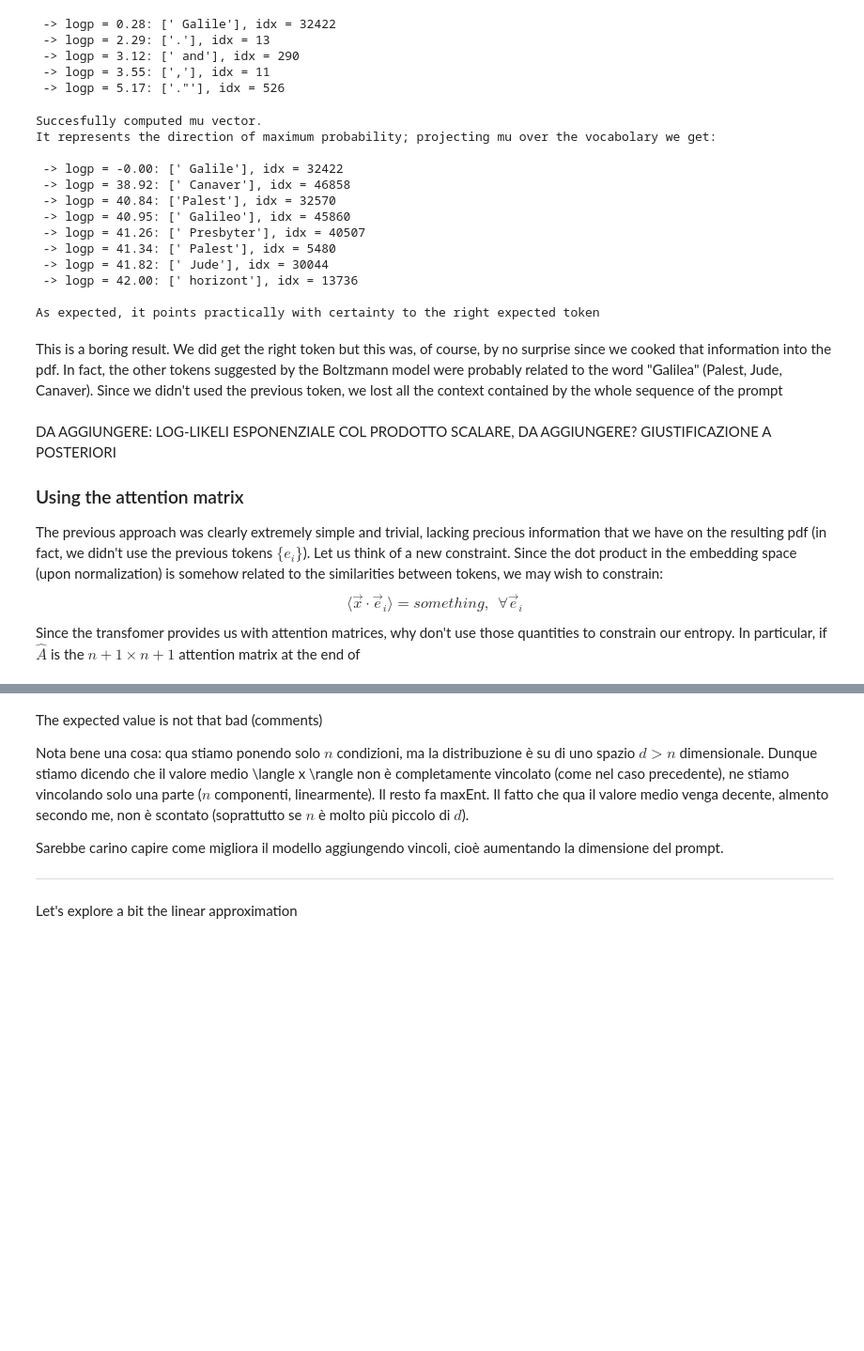
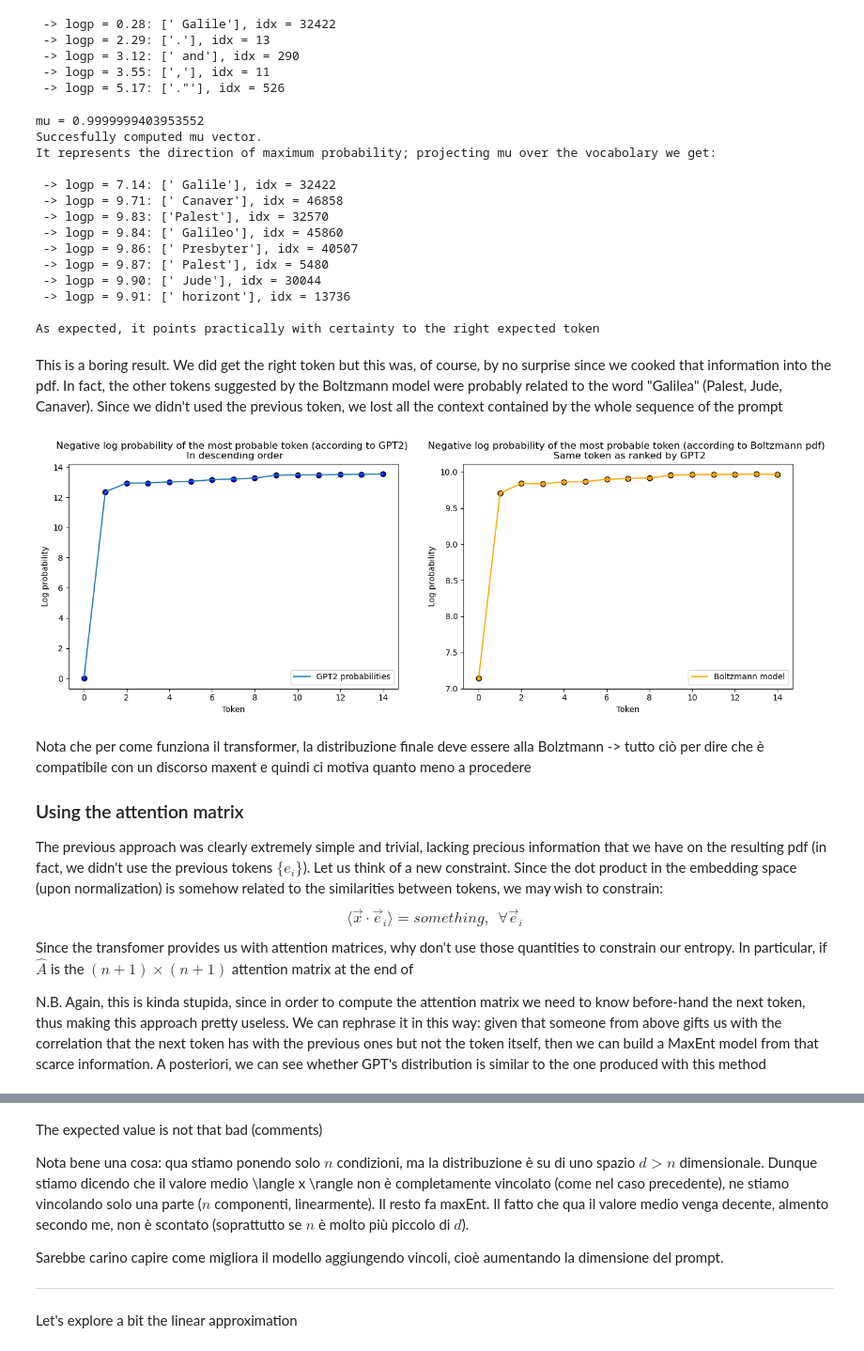
Before and after one commit to AlessandroMiotto/transformers, a Jupyter notebook: maxEnt.ipynb, the cells around one changed output, grey strips where cells are left out. Shown at 94% size. Saved outputs shown, nothing was run; the diff lists cells and outputs as text; code cells hidden in the pictures; blank space fills up the shorter version.

```diff
--- a/maxEnt.ipynb
+++ b/maxEnt.ipynb
@@ -1,5 +1,5 @@
 # %%
-### IMPORT AND CONFIGURATION
+### IMPORT AND CONFIGURATION/UTILITIES FUNCTION
 import numpy as np
 import torch
 from transformers import GPT2Tokenizer, GPT2Model, GPT2LMHeadModel
@@ -9,14 +9,18 @@ from scipy.optimize import fsolve
 
 tokenizer = GPT2Tokenizer.from_pretrained("gpt2")
 vocab = tokenizer.get_vocab()
-model = GPT2Model.from_pretrained("gpt2", output_hidden_states=True, output_attentions=True)
+model = GPT2Model.from_pretrained("gpt2", output_hidden_states=True, output_attentions=True, attn_implementation="eager")
 embeddings = model.wte.weight.data
 
 def get_tokens_prob(x, k=5):
     # Compute the similarity between the token and all the tokens in the vocabulary, then applies softmax
-    prob = torch.softmax(torch.matmul(x,embeddings.T), dim=-1)
+    prob = torch.softmax(torch.matmul(x, embeddings.T), dim=-1)
+
     # Get the top k tokens
     top = torch.topk(prob, k=k)
     idxs = top.indices
     tokens = [tokenizer.decode(idx) for idx in idxs]
     return top.values, idxs, tokens
+
+print(torch.__config__.show())
+print(torch.__version__)
@@ -123,11 +119,13 @@ tokenExpected = embeddings[idxs[0]]      # extracted from above
 
 # Solve it component by component
 mu = torch.tensor(np.zeros(embeddings.shape[1]), dtype=torch.float32)
+
 for i,d in enumerate(tokenExpected):
     xi = d.item()
     mu_i = fsolve(f, 1, args=(xi))
     mu[i] = (mu_i.item())
-
+mu = mu / torch.norm(mu)  # Normalize the vector? Does it make sense?
+print(f"mu = {torch.norm(mu)}")
 print(f"Succesfully computed mu vector.")
 print("It represents the direction of maximum probability; projecting mu over the vocabolary we get: \n")
 # mu should be the direction of maximum probability (mode). At what does it point to?
@@ -137,27 +135,61 @@ for p, idx, token in zip(prob, idxs, tokens):
 
 print("\nAs expected, it points practically with certainty to the right expected token")
 # %% [output]
+mu = 0.9999999403953552
 Succesfully computed mu vector.
 It represents the direction of maximum probability; projecting mu over the vocabolary we get:
 
- -> logp = -0.00: [' Galile'], idx = 32422
- -> logp = 38.92: [' Canaver'], idx = 46858
- -> logp = 40.84: ['Palest'], idx = 32570
- -> logp = 40.95: [' Galileo'], idx = 45860
- -> logp = 41.26: [' Presbyter'], idx = 40507
- -> logp = 41.34: [' Palest'], idx = 5480
- -> logp = 41.82: [' Jude'], idx = 30044
- -> logp = 42.00: [' horizont'], idx = 13736
+ -> logp = 7.14: [' Galile'], idx = 32422
+ -> logp = 9.71: [' Canaver'], idx = 46858
+ -> logp = 9.83: ['Palest'], idx = 32570
+ -> logp = 9.84: [' Galileo'], idx = 45860
+ -> logp = 9.86: [' Presbyter'], idx = 40507
+ -> logp = 9.87: [' Palest'], idx = 5480
+ -> logp = 9.90: [' Jude'], idx = 30044
+ -> logp = 9.91: [' horizont'], idx = 13736
 
 As expected, it points practically with certainty to the right expected token
 # %% [markdown]
 This is a boring result. We did get the right token but this was, of course, by no surprise since we cooked that information into the pdf. In fact, the other tokens suggested by the Boltzmann model were probably related to the word "Galilea" (Palest, Jude, Canaver). Since we didn't used the previous token, we lost all the context contained by the whole sequence of the prompt
+# %%
+lengthQueue = 15
+prob, idxs, tokens = get_tokens_prob(embeddings[idxs[0]]  , lengthQueue)
+
+def logprobBoltzmann(x):
+    unnorm = np.dot(x, mu)
+    logterms = np.log( 2 * np.sinh(mu.numpy()) /  mu.numpy() )
+    logZ = np.sum(logterms)
+    logZdiscrete = np.sum(np.exp(np.dot(embeddings, mu)))
+    logZdiscrete = np.log(logZdiscrete)
+    return unnorm - logZdiscrete
+
+probBolztmann = np.zeros(lengthQueue)
+for k,tkn in enumerate(embeddings[idxs]):
+    #print(logprobBoltzmann(tkn.numpy()), -torch.log(prob[k]).item(), tokens[k])
+    probBolztmann[k] = logprobBoltzmann(tkn.numpy())
+
+fig, ax = plt.subplots(1,2,figsize=(16, 5))
+ax[1].plot(-probBolztmann, label="Boltzmann model", c = "orange")
+ax[1].scatter(range(len(probBolztmann)), -probBolztmann, color="orange", edgecolor="black", s=40)
+ax[0].plot(-torch.log(prob).numpy(), label="GPT2 probabilities")
+ax[0].scatter(range(len(prob)), -torch.log(prob).numpy(), color="blue", edgecolor="black", s=40)
+ax[0].set_title("Negative log probability of the most probable token (according to GPT2) \n In descending order")
+ax[0].set_xlabel("Token")
+ax[0].set_ylabel("Log probability")
+ax[0].legend()
+ax[1].set_xlabel("Token")
+ax[1].set_ylabel("Log probability")
+ax[1].legend()
+ax[1].set_title("Negative log probability of the most probable token (according to Boltzmann pdf) \n Same token as ranked by GPT2")
+plt.show()
+# %% [output]
+[figure, added]
 # %% [markdown]
 
 
 
 
-DA AGGIUNGERE: LOG-LIKELI ESPONENZIALE COL PRODOTTO SCALARE, DA AGGIUNGERE? GIUSTIFICAZIONE A POSTERIORI
+Nota che per come funziona il transformer, la distribuzione finale deve essere alla Bolztmann -> tutto ciò per dire che è compatibile con un discorso maxent e quindi ci motiva quanto meno a procedere
 
 
 ### Using the attention matrix
@@ -166,5 +198,7 @@ The previous approach was clearly extremely simple and trivial, lacking precious
 $$
 \langle \vec x \cdot \vec e_i \rangle = something, \>\> \forall \vec e_i
 $$
-Since the transfomer provides us with attention matrices, why don't use those quantities to constrain our entropy. In particular, if $\hat A$ is the $n+1 \times n+1$ attention matrix at the end of
+Since the transfomer provides us with attention matrices, why don't use those quantities to constrain our entropy. In particular, if $\hat A$ is the $(n+1) \times (n+1)$ attention matrix at the end of
+
+N.B. Again, this is kinda stupida, since in order to compute the attention matrix we need to know before-hand the next token, thus making this approach pretty useless. We can rephrase it in this way: given that someone from above gifts us with the correlation that the next token has with the previous ones but not the token itself, then we can build a MaxEnt model from that scarce information. A posteriori, we can see whether GPT's distribution is similar to the one produced with this method
 # %%
```
Also changed, not shown: parts of 6 cells of this notebook.
